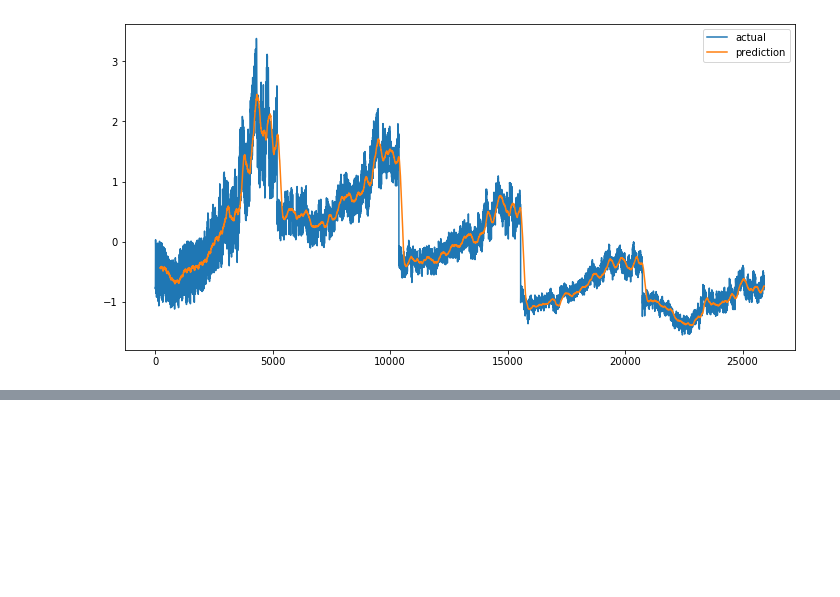
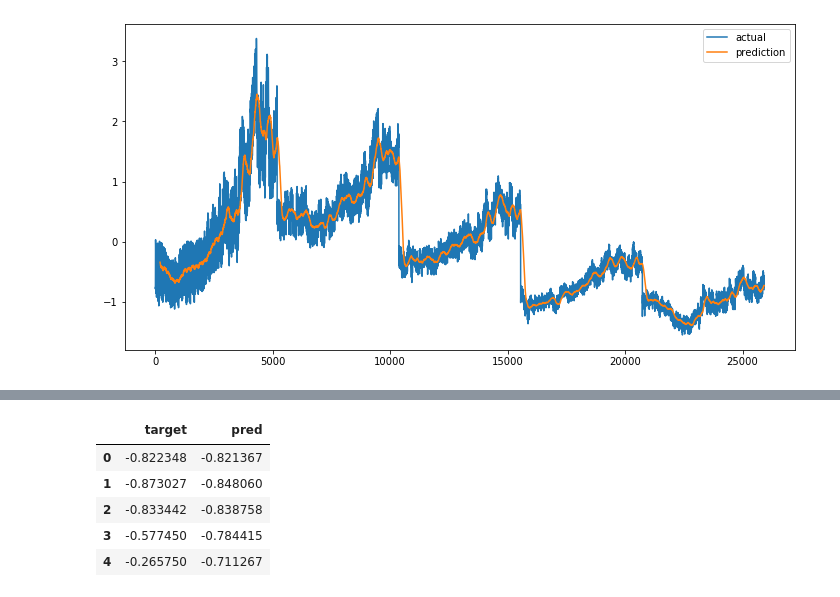
Before and after one commit to Anderzz/it3030, a Jupyter notebook: assignment2/lstm.ipynb, the cells around one changed output, grey strips where cells are left out. Drawn from its saved outputs; the diff is of its cells as text; code cells hidden in the pictures; blank space fills up the shorter version.

```diff
--- a/assignment2/lstm.ipynb
+++ b/assignment2/lstm.ipynb
@@ -472,0 +390,9 @@ scaler.inverse_transform()
+# %%
+res.head()
+# %% [output]
+|  | target | pred |
+| 0 | -0.822348 | -0.821367 |
+| 1 | -0.873027 | -0.848060 |
+| 2 | -0.833442 | -0.838758 |
+| 3 | -0.577450 | -0.784415 |
+| 4 | -0.265750 | -0.711267 |
```
Also changed, not shown: parts of 15 cells of this notebook, 2 other files.
